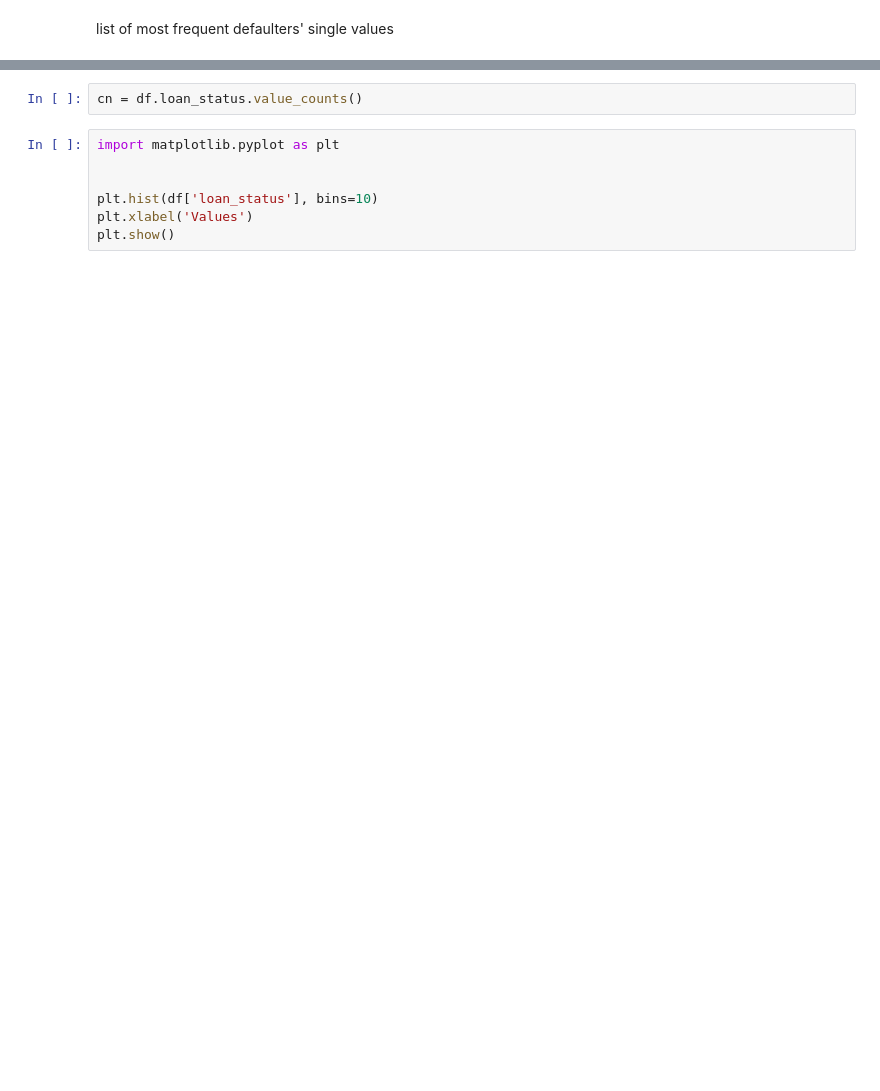
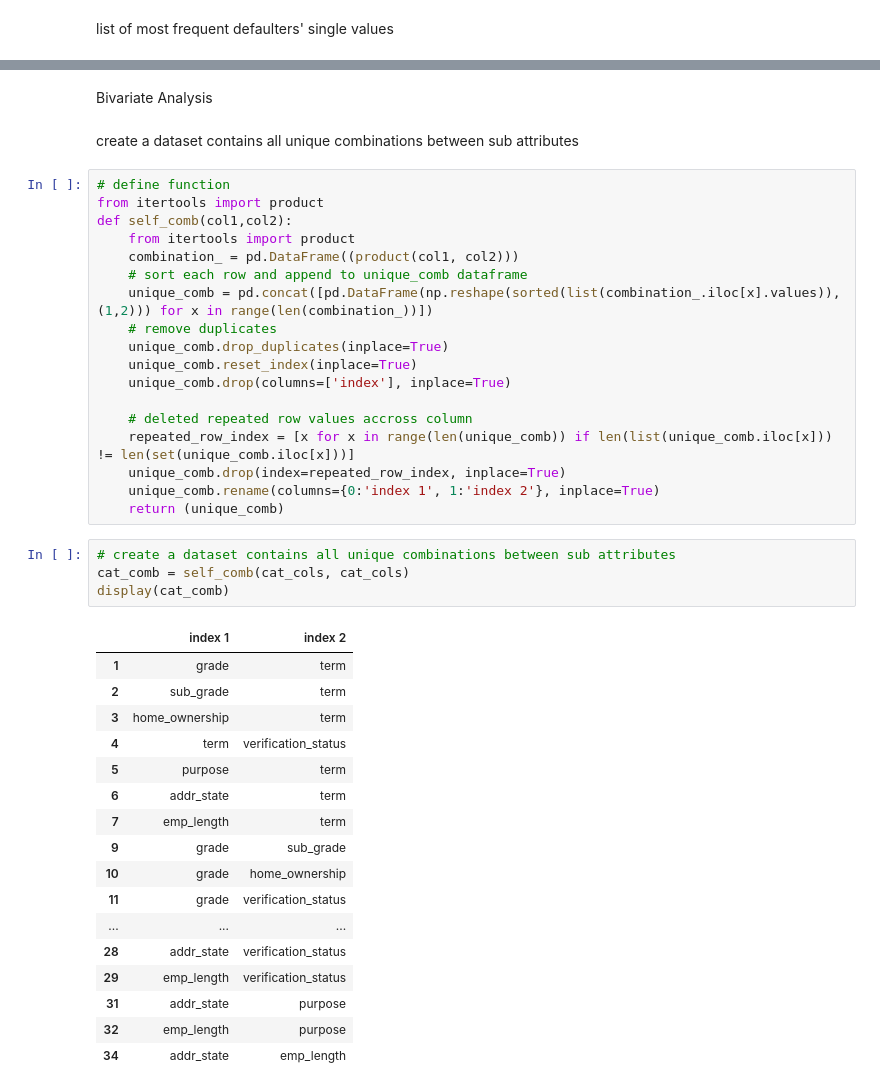
Before and after one commit to 18089/EDA-Case-Study, a Jupyter notebook: EDA.ipynb, the cells around one changed output, grey strips where cells are left out. Cells and saved outputs as stored; diff of their text form; blank space fills up the shorter version.

```diff
--- a/EDA.ipynb
+++ b/EDA.ipynb
@@ -411,9 +188,44 @@ df.verification_status.value_counts()
-# %%
-cn = df.loan_status.value_counts()
-# %%
-import matplotlib.pyplot as plt
-
-
-plt.hist(df['loan_status'], bins=10)
-plt.xlabel('Values')
-plt.show()
+# %% [markdown]
+Bivariate Analysis
+# %% [markdown]
+create a dataset contains all unique combinations between sub attributes
+# %%
+# define function
+from itertools import product
+def self_comb(col1,col2):
+    from itertools import product
+    combination_ = pd.DataFrame((product(col1, col2)))
+    # sort each row and append to unique_comb dataframe
+    unique_comb = pd.concat([pd.DataFrame(np.reshape(sorted(list(combination_.iloc[x].values)),(1,2))) for x in range(len(combination_))])
+    # remove duplicates
+    unique_comb.drop_duplicates(inplace=True)
+    unique_comb.reset_index(inplace=True)
+    unique_comb.drop(columns=['index'], inplace=True)
+
+    # deleted repeated row values accross column
+    repeated_row_index = [x for x in range(len(unique_comb)) if len(list(unique_comb.iloc[x])) != len(set(unique_comb.iloc[x]))]
+    unique_comb.drop(index=repeated_row_index, inplace=True)
+    unique_comb.rename(columns={0:'index 1', 1:'index 2'}, inplace=True)
+    return (unique_comb)
+# %%
+# create a dataset contains all unique combinations between sub attributes
+cat_comb = self_comb(cat_cols, cat_cols)
+display(cat_comb)
+# %% [output]
+|  | index 1 | index 2 |
+| 1 | grade | term |
+| 2 | sub_grade | term |
+| 3 | home_ownership | term |
+| 4 | term | verification_status |
+| 5 | purpose | term |
+| 6 | addr_state | term |
+| 7 | emp_length | term |
+| 9 | grade | sub_grade |
+| 10 | grade | home_ownership |
+| 11 | grade | verification_status |
+| ... | ... | ... |
+| 28 | addr_state | verification_status |
+| 29 | emp_length | verification_status |
+| 31 | addr_state | purpose |
+| 32 | emp_length | purpose |
+| 34 | addr_state | emp_length |
```
Also changed, not shown: parts of 18 cells of this notebook.
